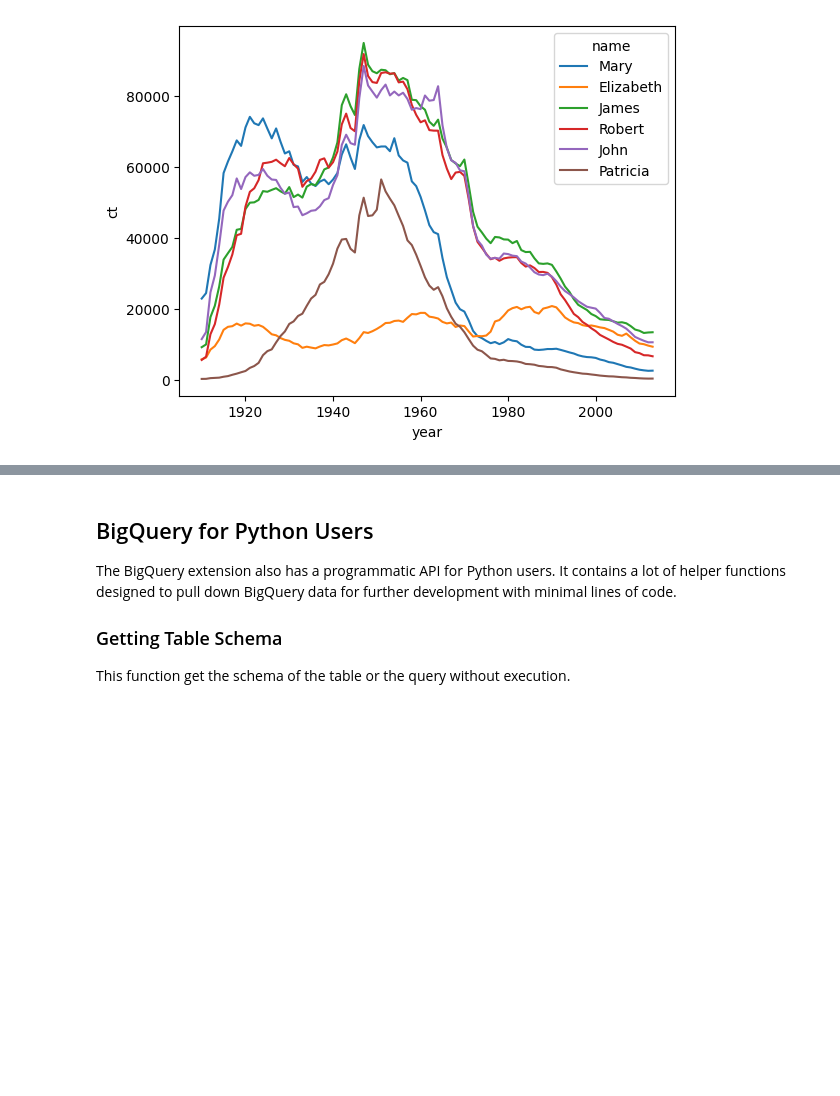
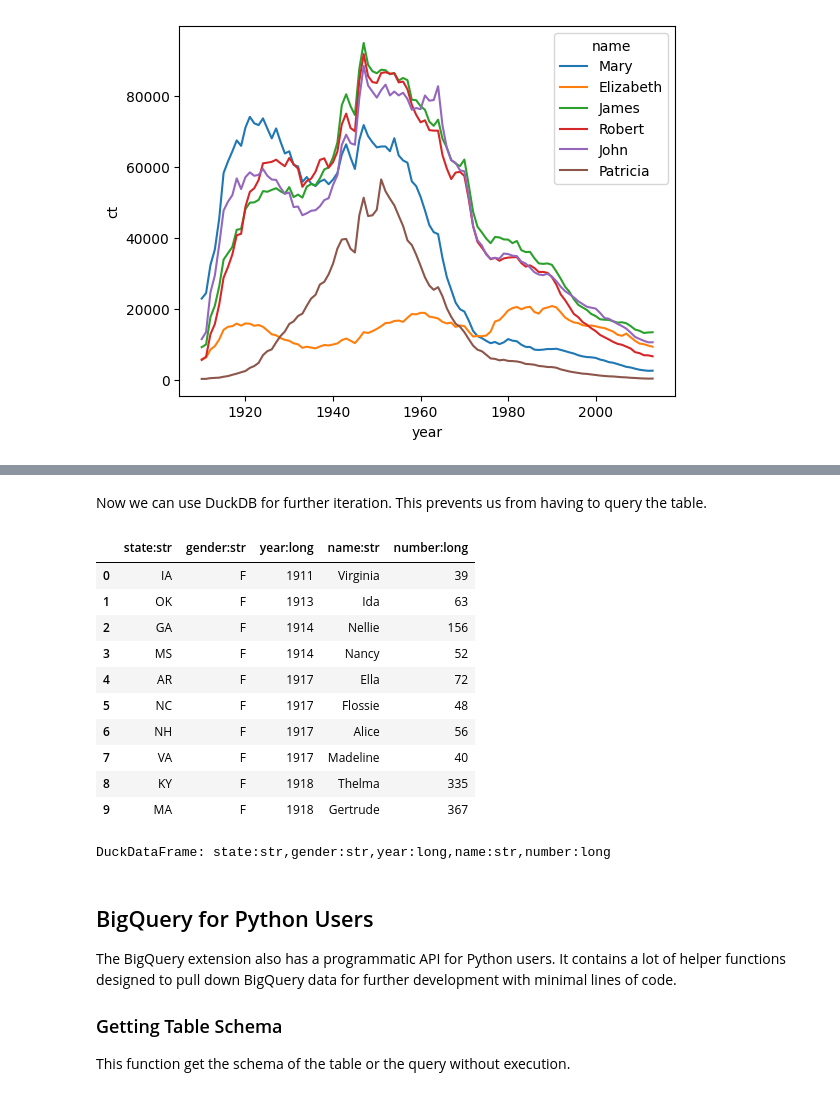
Before and after one commit to fugue-project/tutorials, a Jupyter notebook: tutorials/integrations/warehouses/bigquery.ipynb, the cells around one changed output, grey strips where cells are left out. Cells and saved outputs as stored; diff of their text form; code cells hidden in the pictures; blank space fills up the shorter version.

Commit message:
working on BigQuery for Python

```diff
--- a/tutorials/integrations/warehouses/bigquery.ipynb
+++ b/tutorials/integrations/warehouses/bigquery.ipynb
@@ -166,3 +176,23 @@ OUTPUT USING sns:lineplot(x="year",y="ct",hue="name")
+# %% [markdown]
+Now we can use DuckDB for further iteration. This prevents us from having to query the table.
+# %%
+%%fsql duckdb
+SELECT *
+  FROM test
+ PRINT
+# %% [output]
+|  | state:str | gender:str | year:long | name:str | number:long |
+| 0 | IA | F | 1911 | Virginia | 39 |
+| 1 | OK | F | 1913 | Ida | 63 |
+| 2 | GA | F | 1914 | Nellie | 156 |
+| 3 | MS | F | 1914 | Nancy | 52 |
+| 4 | AR | F | 1917 | Ella | 72 |
+| 5 | NC | F | 1917 | Flossie | 48 |
+| 6 | NH | F | 1917 | Alice | 56 |
+| 7 | VA | F | 1917 | Madeline | 40 |
+| 8 | KY | F | 1918 | Thelma | 335 |
+| 9 | MA | F | 1918 | Gertrude | 367 |
+DuckDataFrame: state:str,gender:str,year:long,name:str,number:long
 # %% [markdown]
 ## BigQuery for Python Users
 
```
Also changed, not shown: parts of 4 cells of this notebook.
